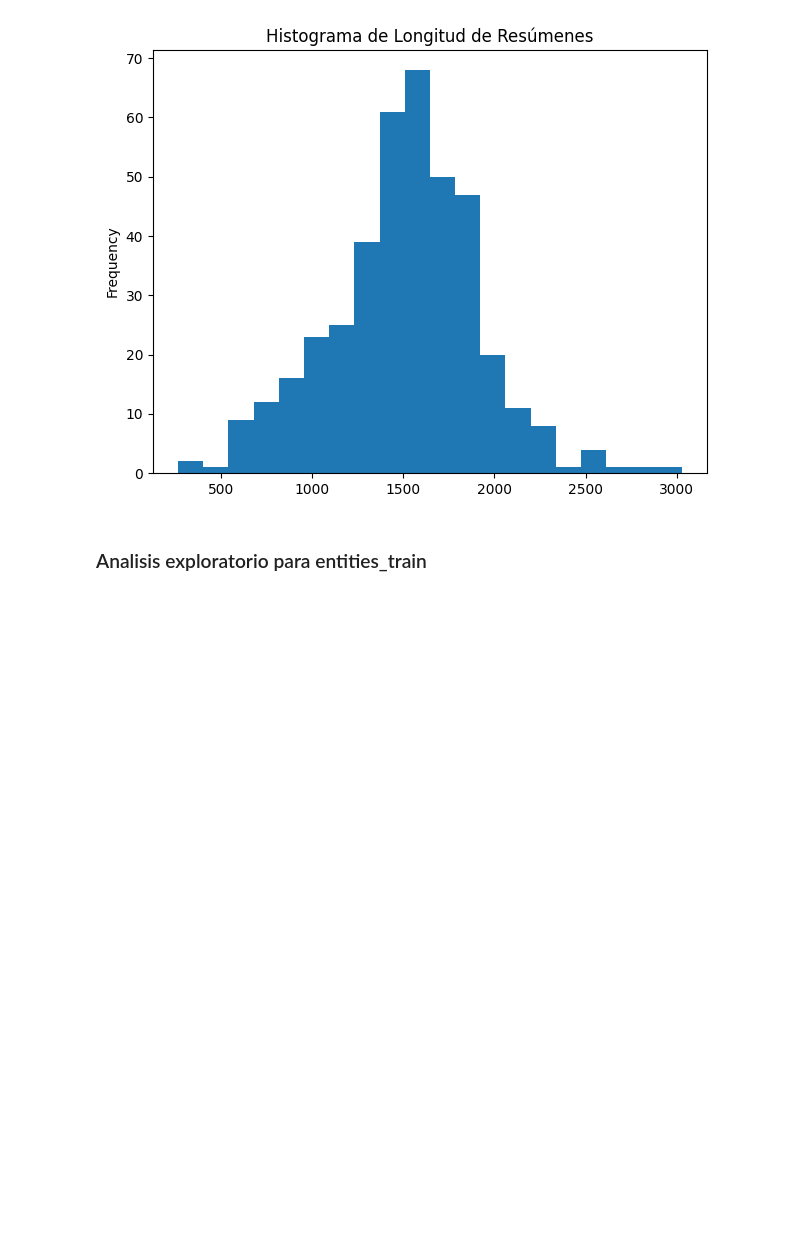
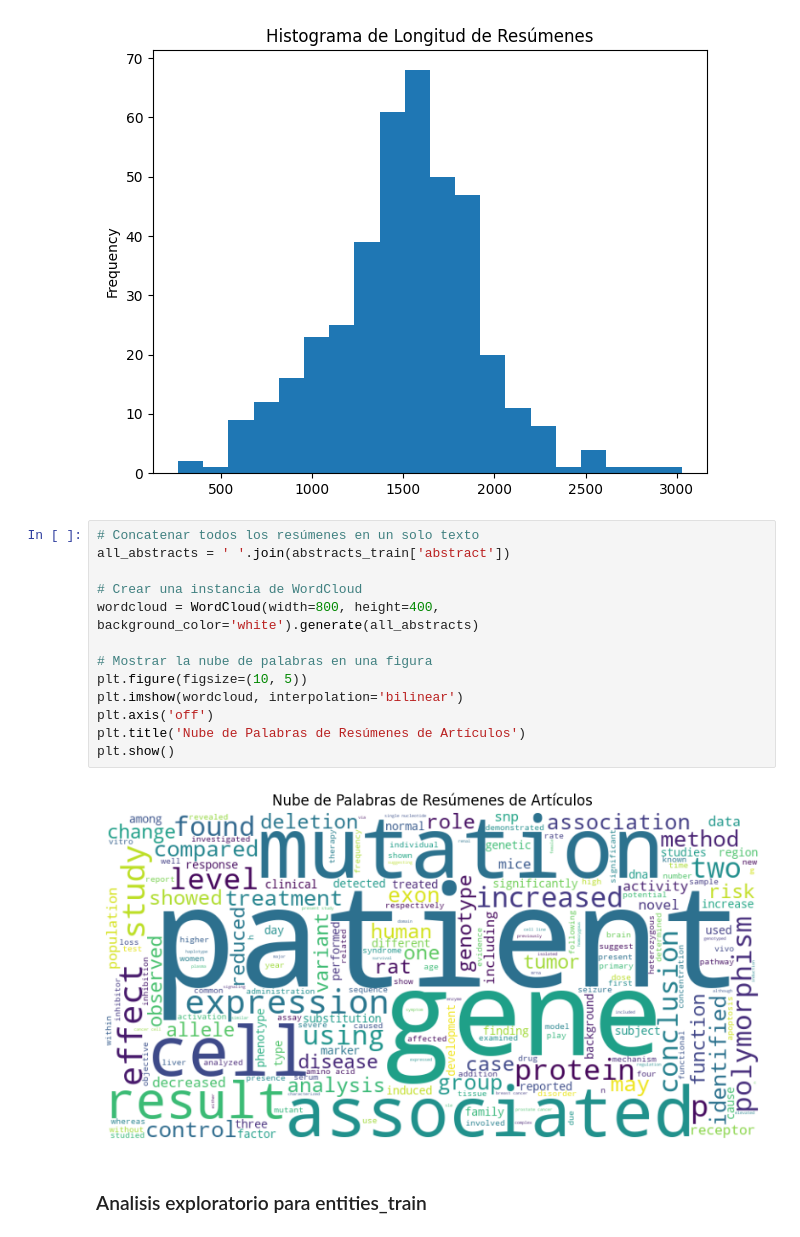
Before and after one commit to sofiaesc07/Proyecto2_AnalisisExploratorioDS, a Jupyter notebook: Analisis Exploratorio.ipynb, the cells around one changed output. Cells and saved outputs as stored; diff of their text form; blank space fills up the shorter version.

```diff
--- a/Analisis Exploratorio.ipynb
+++ b/Analisis Exploratorio.ipynb
@@ -122,6 +123,21 @@ plt.tight_layout()
 plt.show()
 # %% [output]
 [figure]
+# %%
+# Concatenar todos los resúmenes en un solo texto
+all_abstracts = ' '.join(abstracts_train['abstract'])
+
+# Crear una instancia de WordCloud
+wordcloud = WordCloud(width=800, height=400, background_color='white').generate(all_abstracts)
+
+# Mostrar la nube de palabras en una figura
+plt.figure(figsize=(10, 5))
+plt.imshow(wordcloud, interpolation='bilinear')
+plt.axis('off')
+plt.title('Nube de Palabras de Resúmenes de Artículos')
+plt.show()
+# %% [output]
+[figure, added]
 # %% [markdown]
 ### Analisis exploratorio para entities_train
 # %%
```
Also changed, not shown: parts of 1 cell of this notebook.
